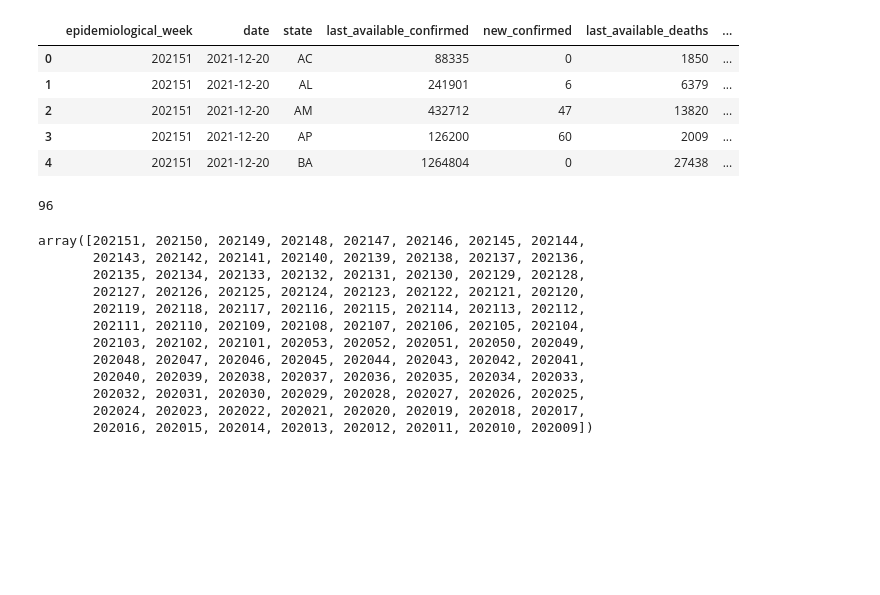
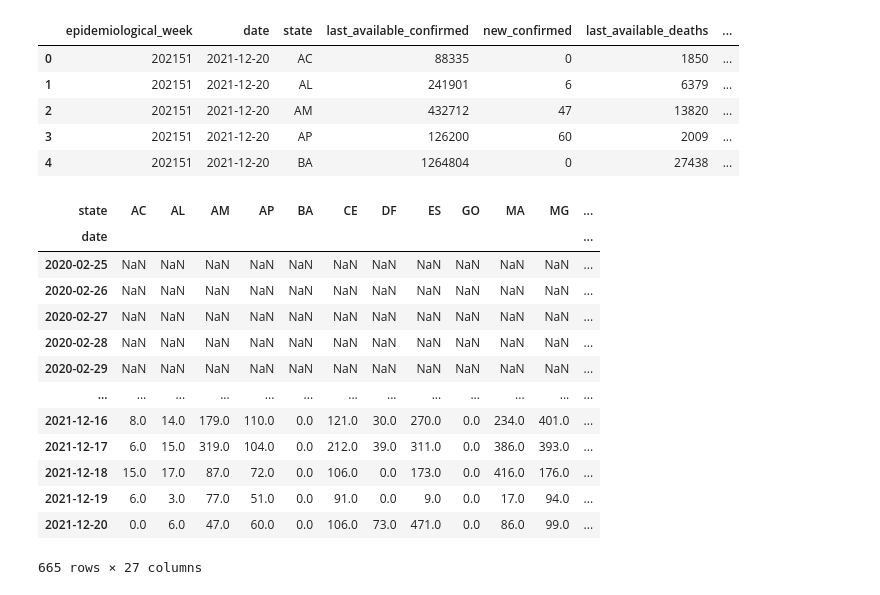
Before and after one commit to rodrigodemend/Previsao_Covid, a Jupyter notebook: Notebooks/Importação_e_Limpeza_dos_dados_de_Covid_19.ipynb, the cells around one changed output. Saved outputs shown, nothing was run; the diff lists cells and outputs as text; code cells hidden in the pictures; blank space fills up the shorter version.

```diff
--- a/Notebooks/Importação_e_Limpeza_dos_dados_de_Covid_19.ipynb
+++ b/Notebooks/Importação_e_Limpeza_dos_dados_de_Covid_19.ipynb
@@ -176,22 +177,22 @@ data.head()
 | 2 | 202151 | 2021-12-20 | AM | 432712 | 47 | 13820 | ... |
 | 3 | 202151 | 2021-12-20 | AP | 126200 | 60 | 2009 | ... |
 | 4 | 202151 | 2021-12-20 | BA | 1264804 | 0 | 27438 | ... |
-# %%
-len(data['epidemiological_week'].unique())
-# %% [output]
-96
-# %%
-data['epidemiological_week'].unique()
-# %% [output]
-array([202151, 202150, 202149, 202148, 202147, 202146, 202145, 202144,
-       202143, 202142, 202141, 202140, 202139, 202138, 202137, 202136,
-       202135, 202134, 202133, 202132, 202131, 202130, 202129, 202128,
-       202127, 202126, 202125, 202124, 202123, 202122, 202121, 202120,
-       202119, 202118, 202117, 202116, 202115, 202114, 202113, 202112,
-       202111, 202110, 202109, 202108, 202107, 202106, 202105, 202104,
-       202103, 202102, 202101, 202053, 202052, 202051, 202050, 202049,
-       202048, 202047, 202046, 202045, 202044, 202043, 202042, 202041,
-       202040, 202039, 202038, 202037, 202036, 202035, 202034, 202033,
-       202032, 202031, 202030, 202029, 202028, 202027, 202026, 202025,
-       202024, 202023, 202022, 202021, 202020, 202019, 202018, 202017,
-       202016, 202015, 202014, 202013, 202012, 202011, 202010, 202009])
+# %%
+data_new_confirmed = data.pivot_table(index=['date'], columns=['state'], values=['new_confirmed'])
+data_new_confirmed.columns = data_new_confirmed.columns.droplevel()
+data_new_confirmed
+# %% [output]
+| state | AC | AL | AM | AP | BA | CE | DF | ES | GO | MA | MG | ... |
+| date |  |  |  |  |  |  |  |  |  |  |  | ... |
+| 2020-02-25 | NaN | NaN | NaN | NaN | NaN | NaN | NaN | NaN | NaN | NaN | NaN | ... |
+| 2020-02-26 | NaN | NaN | NaN | NaN | NaN | NaN | NaN | NaN | NaN | NaN | NaN | ... |
+| 2020-02-27 | NaN | NaN | NaN | NaN | NaN | NaN | NaN | NaN | NaN | NaN | NaN | ... |
+| 2020-02-28 | NaN | NaN | NaN | NaN | NaN | NaN | NaN | NaN | NaN | NaN | NaN | ... |
+| 2020-02-29 | NaN | NaN | NaN | NaN | NaN | NaN | NaN | NaN | NaN | NaN | NaN | ... |
+| ... | ... | ... | ... | ... | ... | ... | ... | ... | ... | ... | ... | ... |
+| 2021-12-16 | 8.0 | 14.0 | 179.0 | 110.0 | 0.0 | 121.0 | 30.0 | 270.0 | 0.0 | 234.0 | 401.0 | ... |
+| 2021-12-17 | 6.0 | 15.0 | 319.0 | 104.0 | 0.0 | 212.0 | 39.0 | 311.0 | 0.0 | 386.0 | 393.0 | ... |
+| 2021-12-18 | 15.0 | 17.0 | 87.0 | 72.0 | 0.0 | 106.0 | 0.0 | 173.0 | 0.0 | 416.0 | 176.0 | ... |
+| 2021-12-19 | 6.0 | 3.0 | 77.0 | 51.0 | 0.0 | 91.0 | 0.0 | 9.0 | 0.0 | 17.0 | 94.0 | ... |
+| 2021-12-20 | 0.0 | 6.0 | 47.0 | 60.0 | 0.0 | 106.0 | 73.0 | 471.0 | 0.0 | 86.0 | 99.0 | ... |
+665 rows × 27 columns
```
Also changed, not shown: parts of 4 cells of this notebook.
